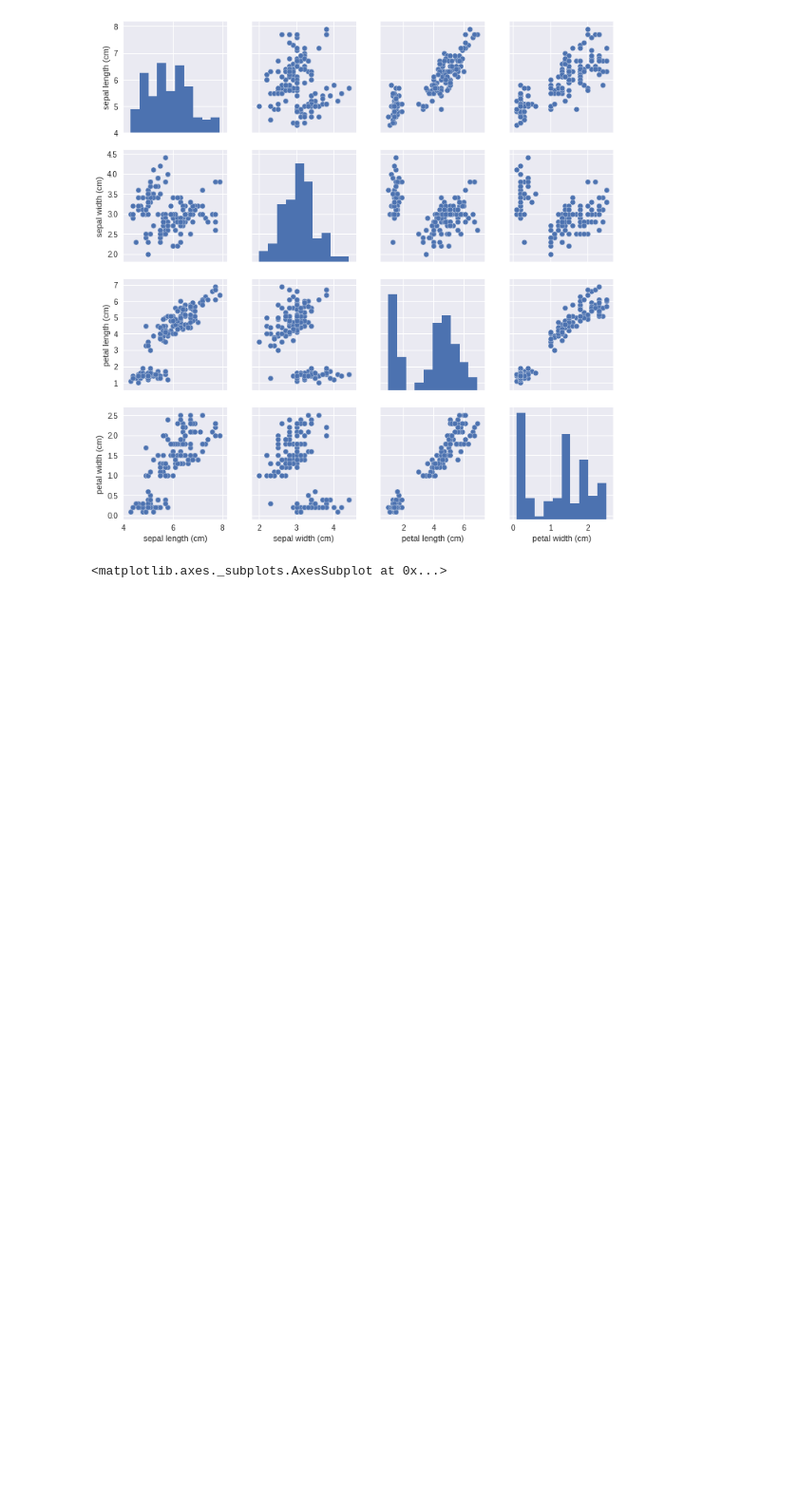
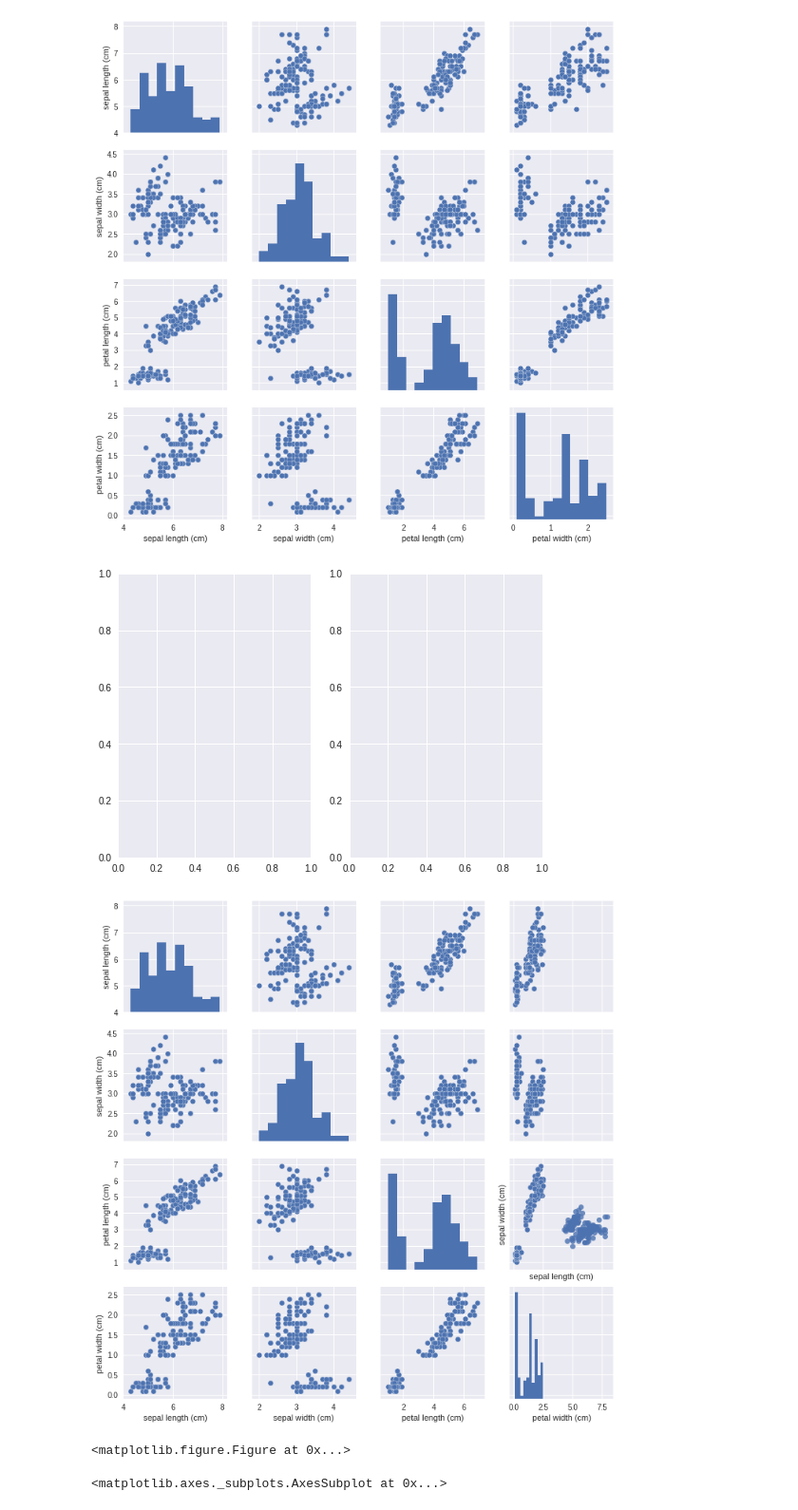
Before and after one commit to cinngyang/Python, a Jupyter notebook: matplotlib.ipynb, the cells around one changed output. Shown at 95% size. Drawn from its saved outputs; the diff is of its cells as text; code cells hidden in the pictures; blank space fills up the shorter version.

```diff
--- a/matplotlib.ipynb
+++ b/matplotlib.ipynb
@@ -111,6 +113,19 @@ fig.savefig('X.jpeg')
 # %% [output]
 <matplotlib.figure.Figure at 0x...>
 [figure]
+# %%
+fig = plt.figure()
+ax1 = fig.add_subplot(121)
+ax1 = sns.pairplot(data=iris[col])
+ax2 = fig.add_subplot(122)
+ax2= sns.regplot(x="sepal length (cm)", y="sepal width (cm)",fit_reg=False,data=iris ,label='target_name')
+plt.show()
+plt.savefig('X.jpeg')
+files.download('X.jpeg')
+# %% [output]
+[figure, added]
+[figure, added]
+<matplotlib.figure.Figure at 0x...>
 # %%
 sns.regplot(x="sepal length (cm)", y="sepal width (cm)",fit_reg=False,data=iris ,label='target_name')
 # %% [output]
```
Also changed, not shown: parts of 5 cells of this notebook.
